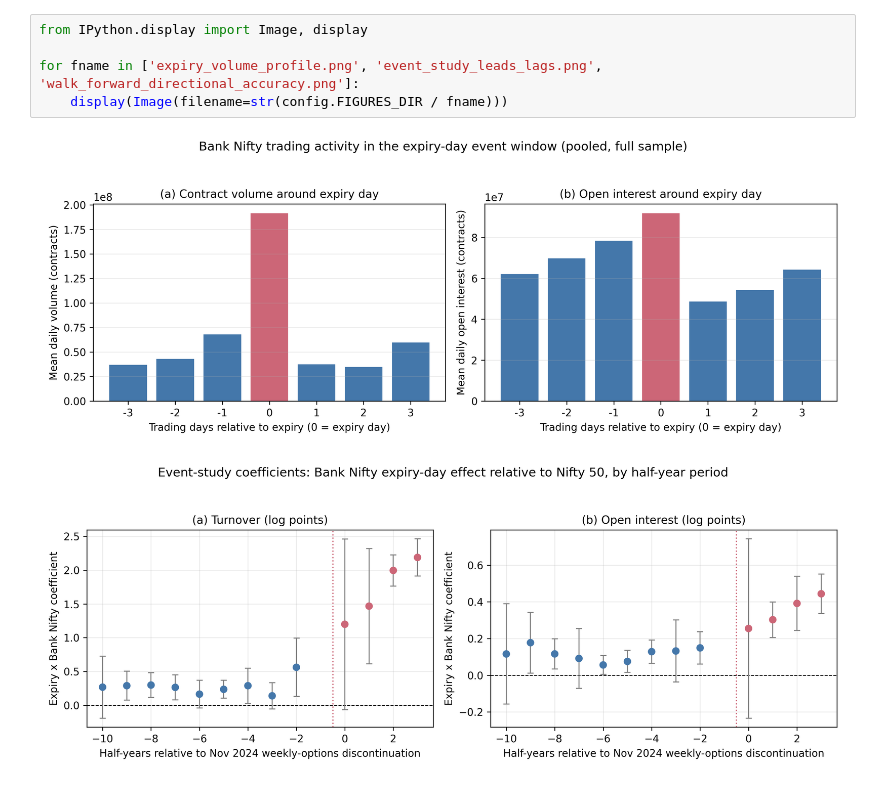
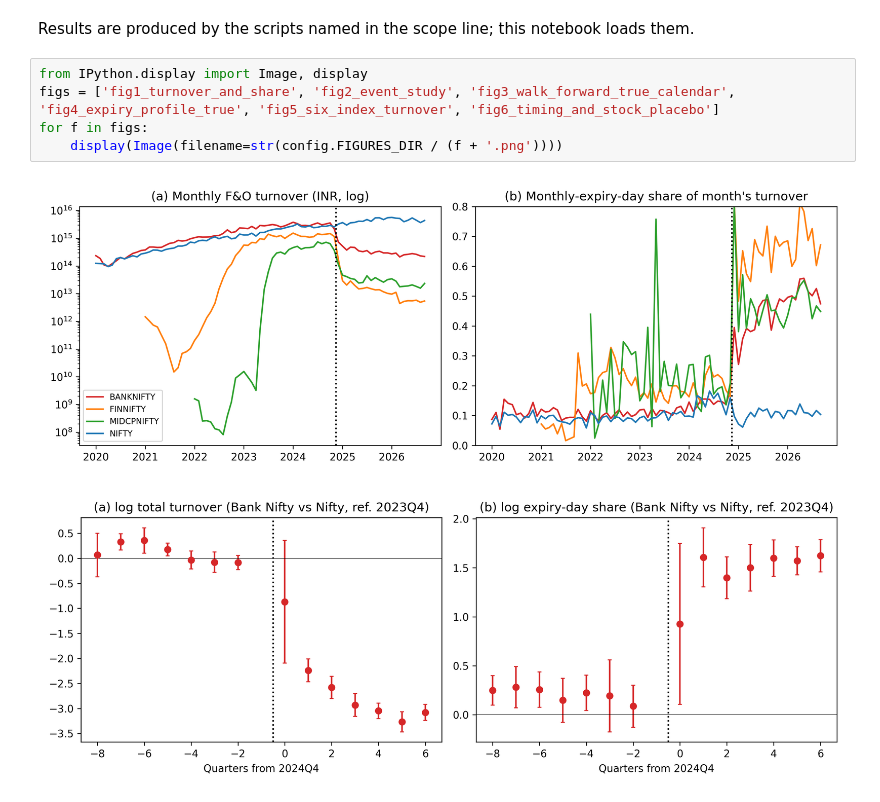
Before and after one commit to prakash-ukhalkar/banknifty-expiry-volatility-ml, a Jupyter notebook: notebooks/09_figures_for_paper.ipynb, the cells around one changed output. Cells and saved outputs as stored; diff of their text form.

```diff
--- a/notebooks/09_figures_for_paper.ipynb
+++ b/notebooks/09_figures_for_paper.ipynb
@@ -59,8 +42,10 @@ Saved E:\BN_Structure_Reforms\banknifty-expiry-volatility-ml\results\figures\wal
+# %% [markdown]
+Results are produced by the scripts named in the scope line; this notebook loads them.
 # %%
 from IPython.display import Image, display
-
-for fname in ['expiry_volume_profile.png', 'event_study_leads_lags.png', 'walk_forward_directional_accuracy.png']:
-    display(Image(filename=str(config.FIGURES_DIR / fname)))
+figs = ['fig1_turnover_and_share', 'fig2_event_study', 'fig3_walk_forward_true_calendar', 'fig4_expiry_profile_true', 'fig5_six_index_turnover', 'fig6_timing_and_stock_placebo']
+for f in figs:
+    display(Image(filename=str(config.FIGURES_DIR / (f + '.png'))))
 # %% [output]
-[figure, old version]
+[figure, new version]
-[figure, old version]
+[figure, new version]
```
Also changed, not shown: parts of 5 cells of this notebook, 9 other files.
